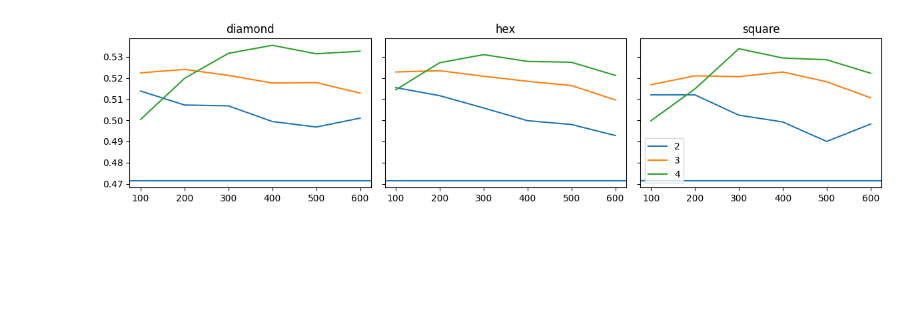
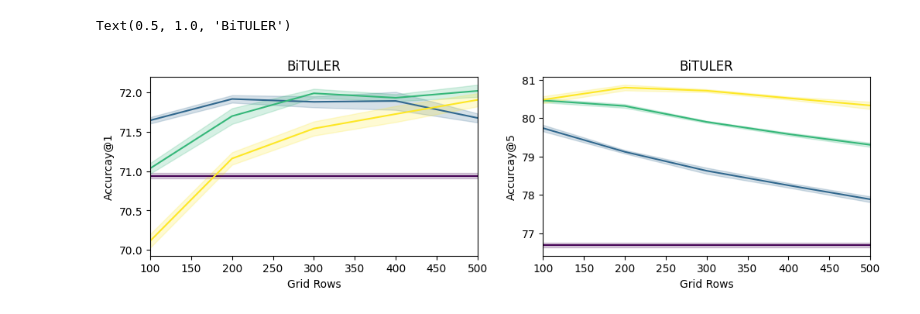
Before and after one commit to lucasczz/MiLES, a Jupyter notebook: notebooks/discretization.ipynb, the cells around one changed output. Drawn from its saved outputs; the diff is of its cells as text; code cells hidden in the pictures; blank space fills up the shorter version.

Commit message:
refactor: switch to concat aggregation

```diff
--- a/notebooks/discretization.ipynb
+++ b/notebooks/discretization.ipynb
@@ -8 +124,6 @@ df = df[df['grow_factor'] < 5]
+# %%
+df_sum = pd.read_json("../reports/discretization_grid_sum.jsonl", lines=True)
+# get_metrics(df_sum, metrics=['top_1_accuracy', 'top_5_accuracy', 'macro_f1'])
+# %%
+df = pd.concat([df_full, df_grow, df_cat, df_sum])
 # %%
@@ -114,21 +131,4 @@ fig.tight_layout()
-# %%
-fig, axs = plt.subplots(ncols=3, figsize=(12, 3), sharex=True, sharey=True)
-df_model = df[df["model_cls"] == "TULHOR"]
-df_base = df_model[df_model['loc_levels'] == 1]
-df_plot = df_model[df_model["aggregation_mode"] == "group"]
-for col_idx, (shape, df_col) in enumerate(df_plot.groupby("discretization_shape")):
-    axs[col_idx].set_title(shape)
-    ax = axs[col_idx]
-    ax.axhline(y=df_base['top_1_accuracy'].item())
-    for loc_levels in [2, 3, 4]:
-        df_line = df_col[df_col['loc_levels'] == loc_levels]
-        df_line = df_line.sort_values(by="discretization_rows")
-        ax.plot(
-            df_line["discretization_rows"],
-            df_line["top_1_accuracy"],
-            label=loc_levels,
-        )
-leg = ax.legend()
-fig.tight_layout()
-# %% [output]
-[figure, removed]
+# %%
+df.loc[df['loc_levels'] == 1, 'aggregation_mode'] = 'grow'
+# %%
+df.loc[(df['loc_levels'] == 2) & (df['model_cls'] == "TULHOR"), 'aggregation_mode'] = 'grow'
@@ -134,0 +142,22 @@ fig.tight_layout()
+# %%
+# Plot grouped discretization, weighted sum aggregation
+df_plot = df[
+    (df["embedding_type"] == "lookup_weighted_sum") & (df["aggregation_mode"] == "grow")
+]
+df_plot.loc[:, ["top_1_accuracy", 'top_5_accuracy']] *= 100
+fig, axs = plt.subplots(ncols=2, figsize=(12, 3), sharex=True)
+make_discretization_row_plot(
+    df_plot, model="BiTULER", metric="top_1_accuracy", ax=axs[0]
+)
+make_discretization_row_plot(
+    df_plot, model="BiTULER", metric="top_5_accuracy", ax=axs[1]
+)
+axs[0].set_ylabel("Accurcay@1")
+axs[1].set_ylabel("Accurcay@5")
+axs[0].set_xlabel("Grid Rows")
+axs[1].set_xlabel("Grid Rows")
+axs[0].set_title("BiTULER")
+axs[1].set_title("BiTULER")
+# %% [output]
+Text(0.5, 1.0, 'BiTULER')
+[figure, added]
```
Also changed, not shown: parts of 20 cells of this notebook, 10 other files.
